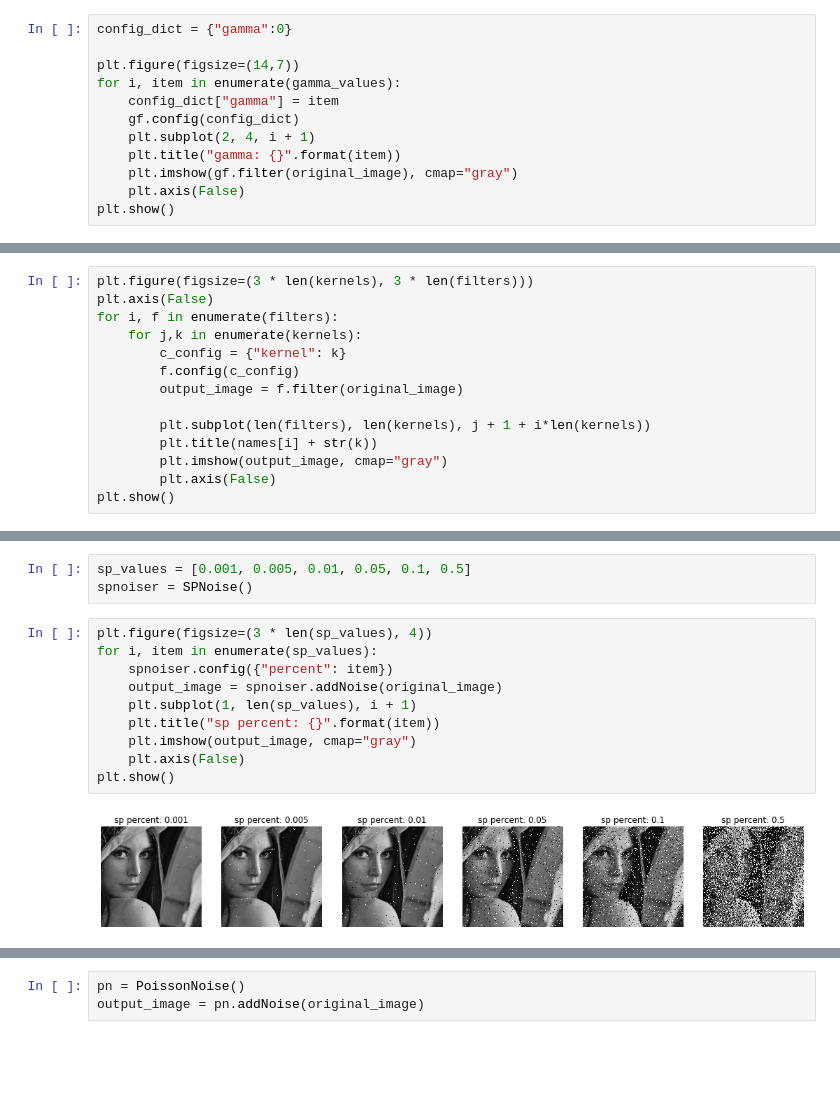
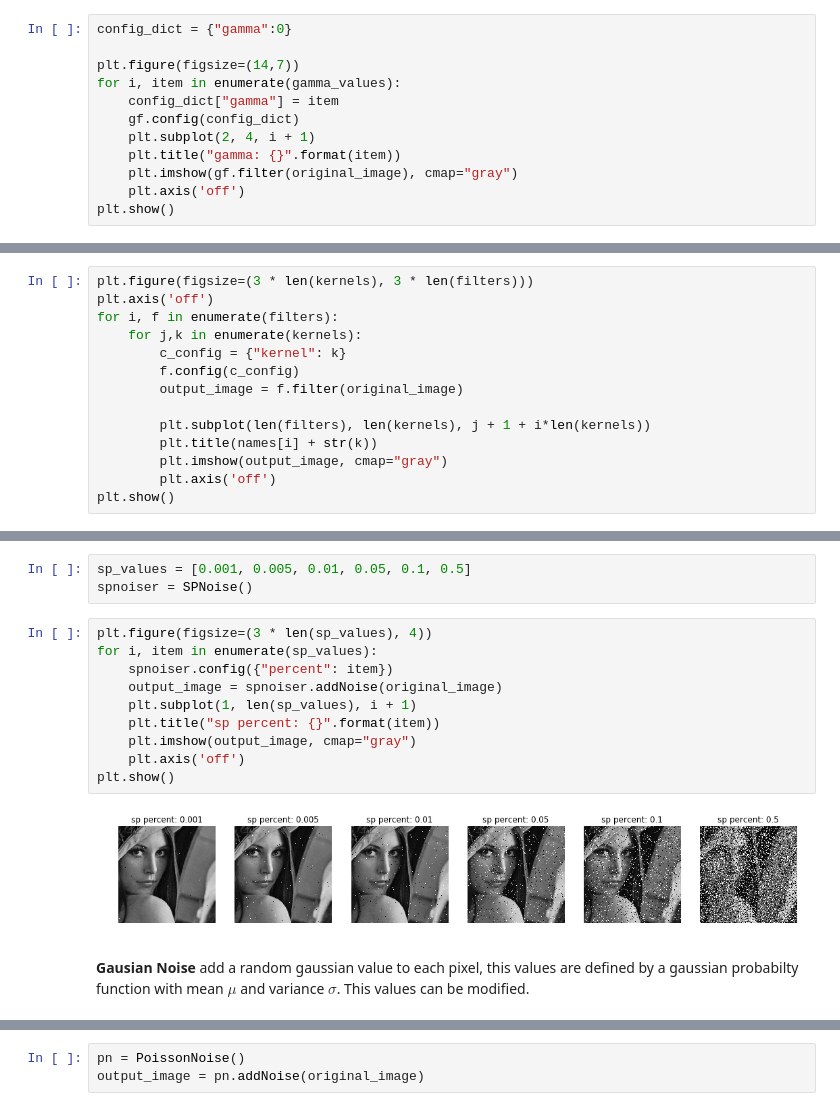
Before and after one commit to jelambrar96/image_transform_filters, a Jupyter notebook: samples.ipynb, the cells around one changed output, grey strips where cells are left out. Drawn from its saved outputs; the diff is of its cells as text; blank space fills up the shorter version.

```diff
--- a/samples.ipynb
+++ b/samples.ipynb
@@ -30,6 +46,6 @@ for i, item in enumerate(gamma_values):
     plt.subplot(2, 4, i + 1)
     plt.title("gamma: {}".format(item))
     plt.imshow(gf.filter(original_image), cmap="gray")
-    plt.axis(False)
+    plt.axis('off')
 plt.show()
 # %% [output]
@@ -44,7 +66,7 @@ names = ["avg: ", "gauss: ", "median: "]
 kernels = [3, 5, 7, 11]
 # %%
 plt.figure(figsize=(3 * len(kernels), 3 * len(filters)))
-plt.axis(False)
+plt.axis('off')
 for i, f in enumerate(filters):
     for j,k in enumerate(kernels):
         c_config = {"kernel": k}
@@ -54,6 +76,6 @@ for i, f in enumerate(filters):
         plt.subplot(len(filters), len(kernels), j + 1 + i*len(kernels))
         plt.title(names[i] + str(k))
         plt.imshow(output_image, cmap="gray")
-        plt.axis(False)
+        plt.axis('off')
 plt.show()
 # %% [output]
@@ -66,15 +94,17 @@ spnoiser = SPNoise()
 # %%
 plt.figure(figsize=(3 * len(sp_values), 4))
 for i, item in enumerate(sp_values):
     spnoiser.config({"percent": item})
     output_image = spnoiser.addNoise(original_image)
     plt.subplot(1, len(sp_values), i + 1)
     plt.title("sp percent: {}".format(item))
     plt.imshow(output_image, cmap="gray")
-    plt.axis(False)
+    plt.axis('off')
 plt.show()
 # %% [output]
-[figure, old version]
+[figure, new version]
+# %% [markdown]
+**Gausian Noise** add a random gaussian value to each pixel, this values are defined by a gaussian probabilty function with mean $\mu$ and variance $\sigma$. This values can be modified.
 # %%
 gauss_noiser = GaussianNoise()
 
```
Also changed, not shown: parts of 19 cells of this notebook, 10 other files.
